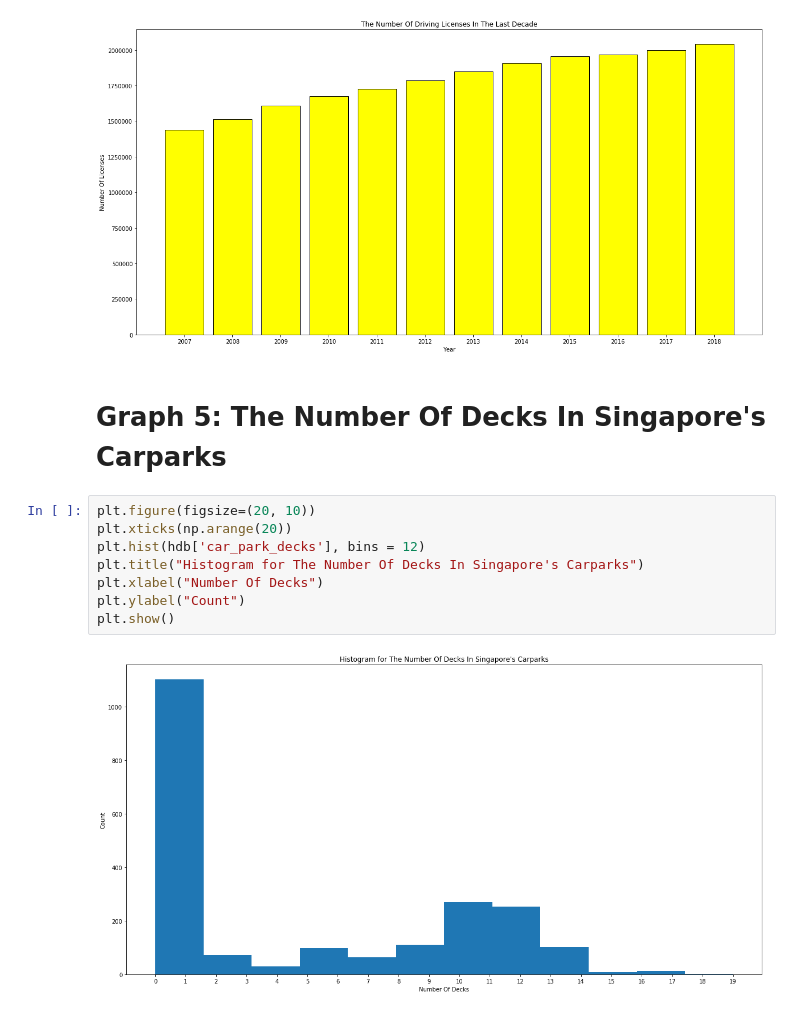
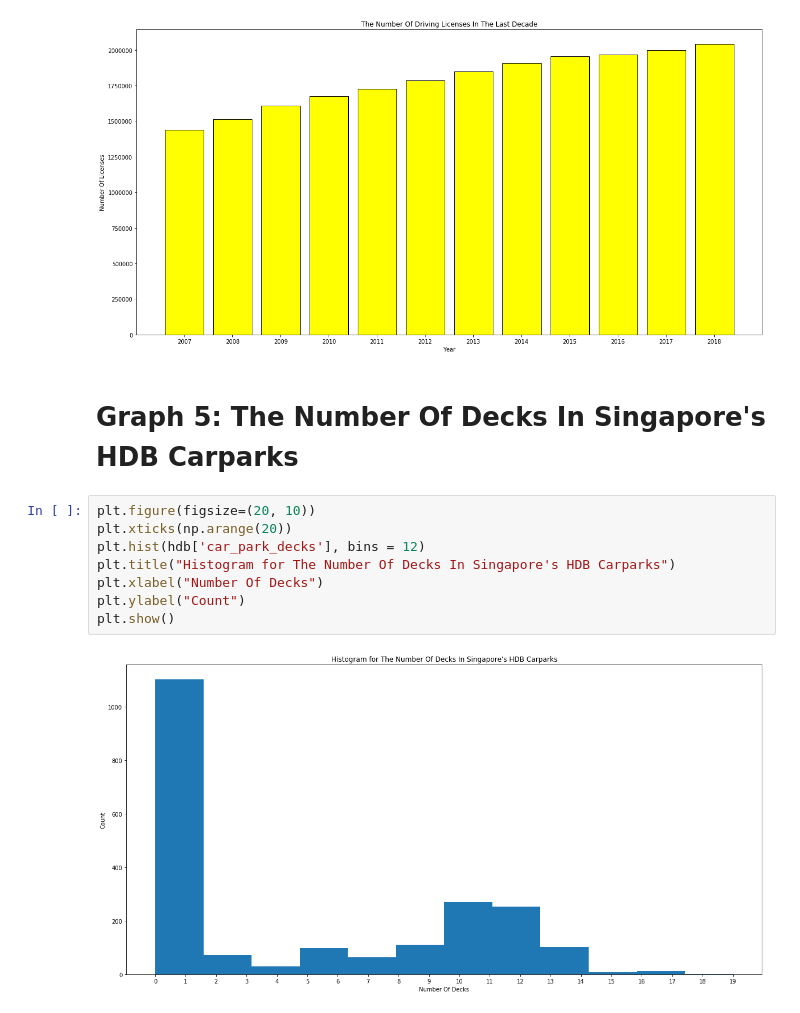
Before and after one commit to jurgen-tan-git/PDS-Assignments, a Jupyter notebook: PDS Assignment 1.ipynb, the cells around one changed output. Cells and saved outputs as stored; diff of their text form.

```diff
--- a/PDS Assignment 1.ipynb
+++ b/PDS Assignment 1.ipynb
@@ -195,14 +195,14 @@ plt.show()
 # %% [output]
 [figure]
 # %% [markdown]
-# Graph 5: The Number Of Decks In Singapore's Carparks
+# Graph 5: The Number Of Decks In Singapore's HDB Carparks
 # %%
 plt.figure(figsize=(20, 10))
 plt.xticks(np.arange(20))
 plt.hist(hdb['car_park_decks'], bins = 12)
-plt.title("Histogram for The Number Of Decks In Singapore's Carparks")
+plt.title("Histogram for The Number Of Decks In Singapore's HDB Carparks")
 plt.xlabel("Number Of Decks")
 plt.ylabel("Count")
 plt.show()
 # %% [output]
-[figure, old version]
+[figure, new version]
```
